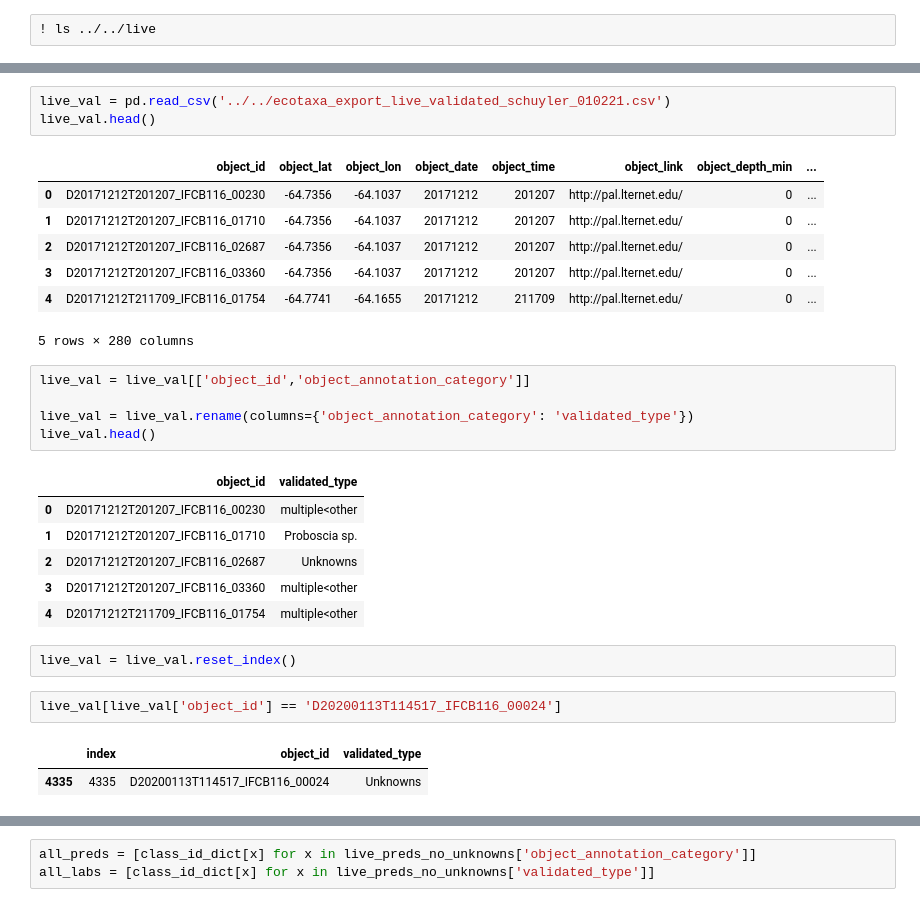
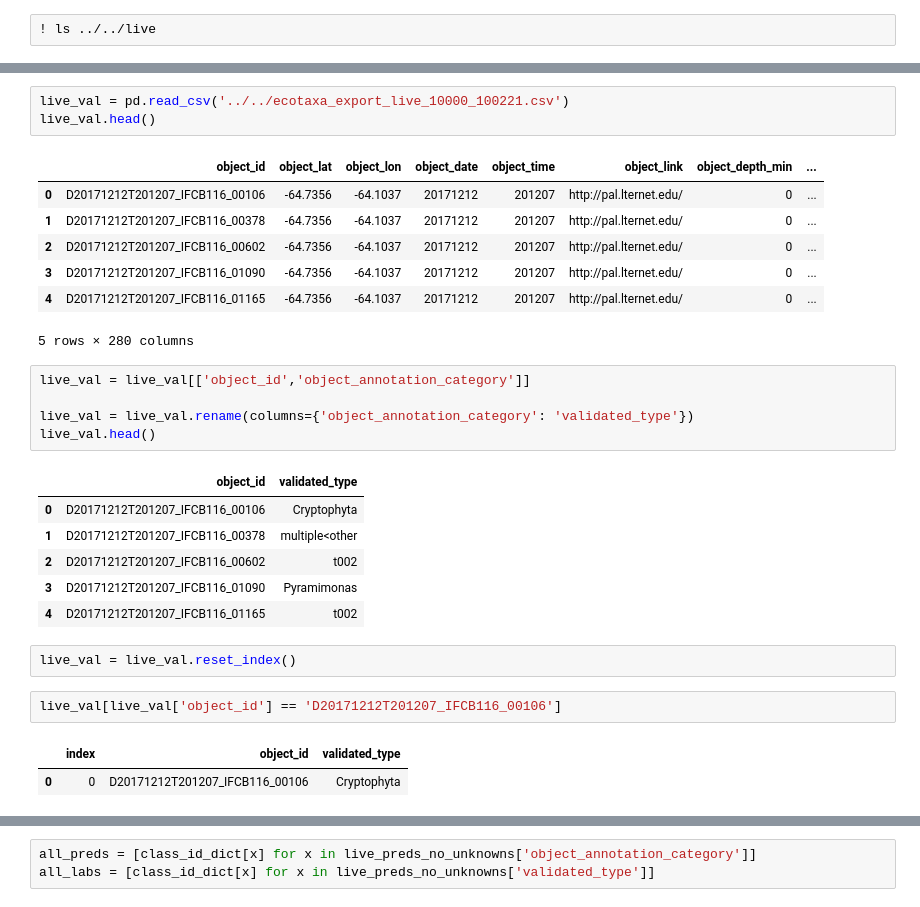
Before and after one commit to patrickcgray/deep_ifcb, a Jupyter notebook: python/model_predictions.ipynb, the cells around one changed output, grey strips where cells are left out. Cells and saved outputs as stored; diff of their text form.

```diff
--- a/python/model_predictions.ipynb
+++ b/python/model_predictions.ipynb
@@ -541,13 +594,13 @@ live_preds.head()
 # %%
-live_val = pd.read_csv('../../ecotaxa_export_live_validated_schuyler_010221.csv')
+live_val = pd.read_csv('../../ecotaxa_export_live_10000_100221.csv')
 live_val.head()
 # %% [output]
 |  | object_id | object_lat | object_lon | object_date | object_time | object_link | object_depth_min | ... |
-| 0 | D20171212T201207_IFCB116_00230 | -64.7356 | -64.1037 | 20171212 | 201207 | http://pal.lternet.edu/ | 0 | ... |
-| 1 | D20171212T201207_IFCB116_01710 | -64.7356 | -64.1037 | 20171212 | 201207 | http://pal.lternet.edu/ | 0 | ... |
-| 2 | D20171212T201207_IFCB116_02687 | -64.7356 | -64.1037 | 20171212 | 201207 | http://pal.lternet.edu/ | 0 | ... |
-| 3 | D20171212T201207_IFCB116_03360 | -64.7356 | -64.1037 | 20171212 | 201207 | http://pal.lternet.edu/ | 0 | ... |
-| 4 | D20171212T211709_IFCB116_01754 | -64.7741 | -64.1655 | 20171212 | 211709 | http://pal.lternet.edu/ | 0 | ... |
+| 0 | D20171212T201207_IFCB116_00106 | -64.7356 | -64.1037 | 20171212 | 201207 | http://pal.lternet.edu/ | 0 | ... |
+| 1 | D20171212T201207_IFCB116_00378 | -64.7356 | -64.1037 | 20171212 | 201207 | http://pal.lternet.edu/ | 0 | ... |
+| 2 | D20171212T201207_IFCB116_00602 | -64.7356 | -64.1037 | 20171212 | 201207 | http://pal.lternet.edu/ | 0 | ... |
+| 3 | D20171212T201207_IFCB116_01090 | -64.7356 | -64.1037 | 20171212 | 201207 | http://pal.lternet.edu/ | 0 | ... |
+| 4 | D20171212T201207_IFCB116_01165 | -64.7356 | -64.1037 | 20171212 | 201207 | http://pal.lternet.edu/ | 0 | ... |
 5 rows × 280 columns
 # %%
 live_val = live_val[['object_id','object_annotation_category']]
@@ -556,18 +609,18 @@ live_val = live_val.rename(columns={'object_annotation_category': 'validated_typ
 live_val.head()
 # %% [output]
 |  | object_id | validated_type |
-| 0 | D20171212T201207_IFCB116_00230 | multiple<other |
-| 1 | D20171212T201207_IFCB116_01710 | Proboscia sp. |
-| 2 | D20171212T201207_IFCB116_02687 | Unknowns |
-| 3 | D20171212T201207_IFCB116_03360 | multiple<other |
-| 4 | D20171212T211709_IFCB116_01754 | multiple<other |
+| 0 | D20171212T201207_IFCB116_00106 | Cryptophyta |
+| 1 | D20171212T201207_IFCB116_00378 | multiple<other |
+| 2 | D20171212T201207_IFCB116_00602 | t002 |
+| 3 | D20171212T201207_IFCB116_01090 | Pyramimonas |
+| 4 | D20171212T201207_IFCB116_01165 | t002 |
 # %%
 live_val = live_val.reset_index()
 # %%
-live_val[live_val['object_id'] == 'D20200113T114517_IFCB116_00024']
+live_val[live_val['object_id'] == 'D20171212T201207_IFCB116_00106']
 # %% [output]
 |  | index | object_id | validated_type |
-| 4335 | 4335 | D20200113T114517_IFCB116_00024 | Unknowns |
+| 0 | 0 | D20171212T201207_IFCB116_00106 | Cryptophyta |
 # %%
 # update the prediction dataframe with validated labels
 print(len(live_preds))
```
Also changed, not shown: parts of 49 cells of this notebook, 1 other file.
